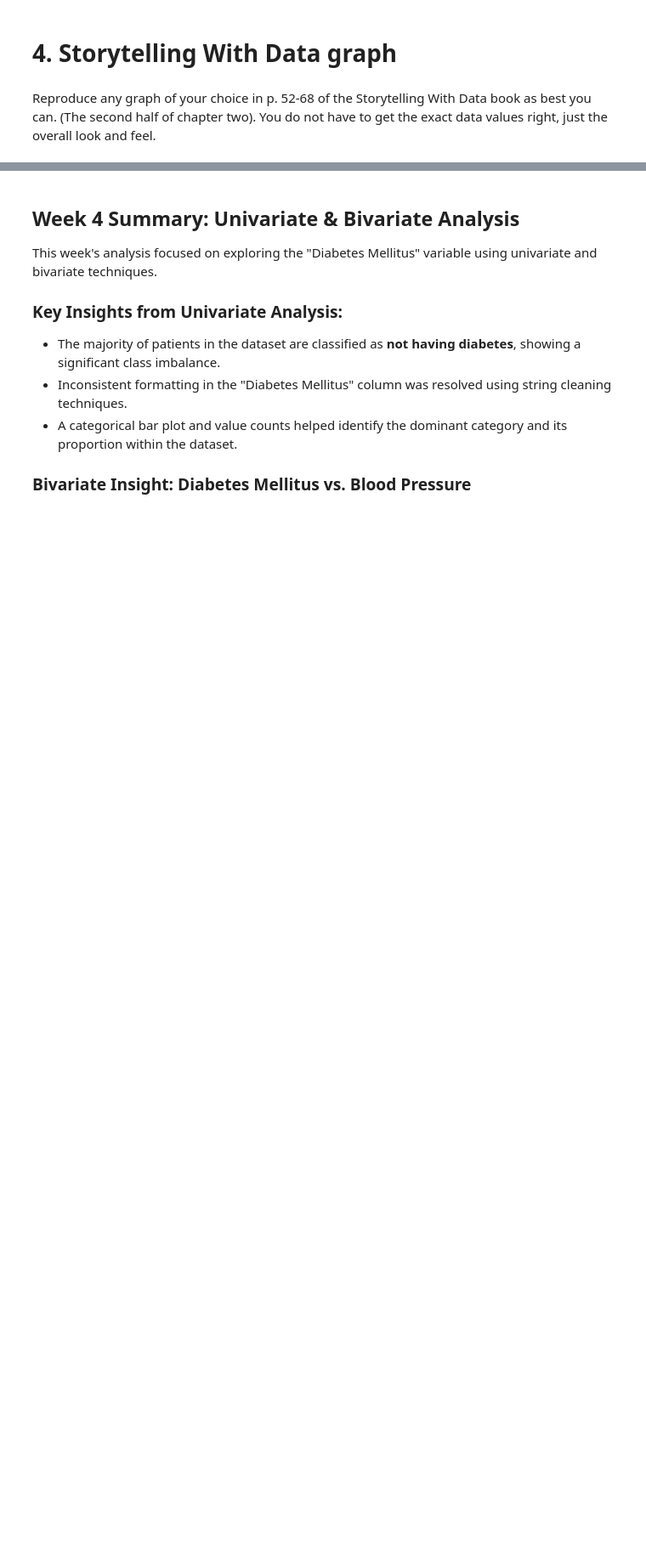
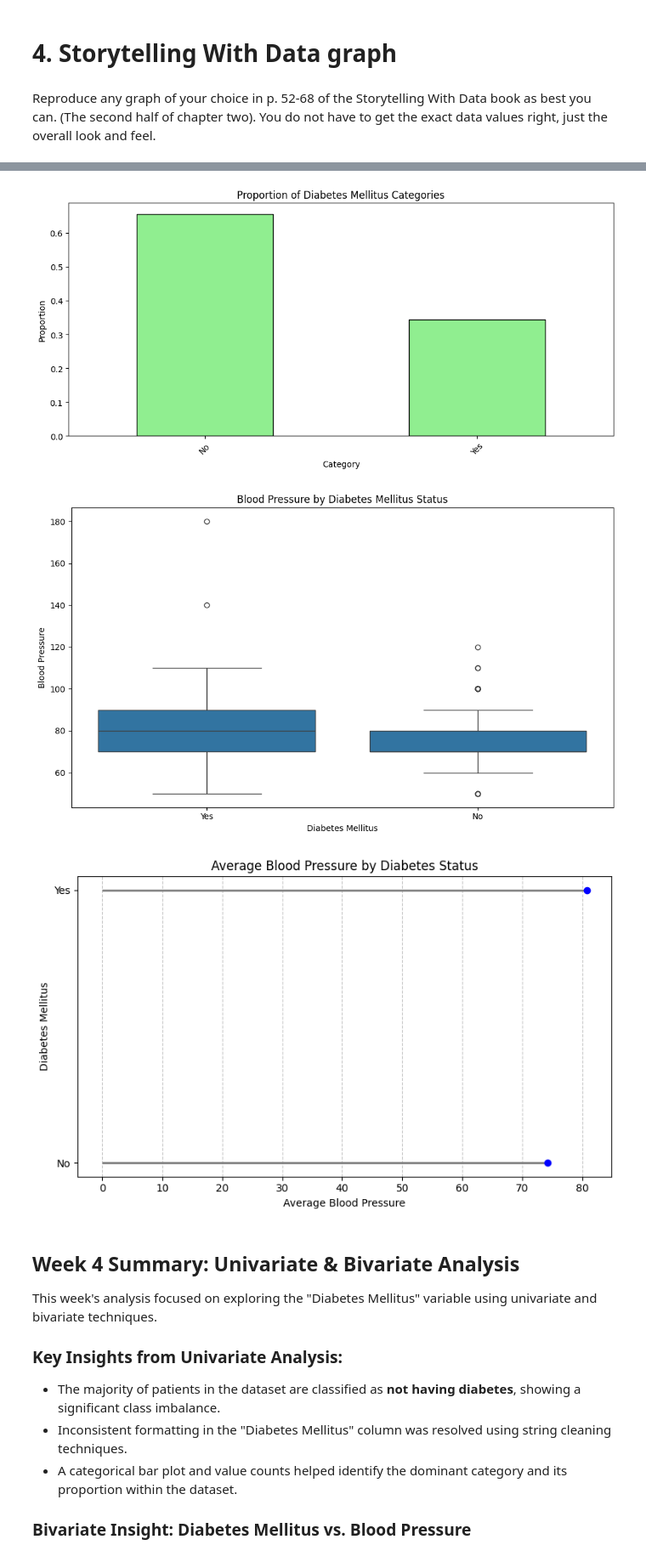
Before and after one commit to jhardis2/AI_Week4, a Jupyter notebook: OMDS-ModB2-Week4-Hardison-James.ipynb, the cells around one changed output, grey strips where cells are left out. Shown at 85% size. Saved outputs shown, nothing was run; the diff lists cells and outputs as text; code cells hidden in the pictures; blank space fills up the shorter version.

```diff
--- a/OMDS-ModB2-Week4-Hardison-James.ipynb
+++ b/OMDS-ModB2-Week4-Hardison-James.ipynb
@@ -132,0 +66,63 @@ memory usage: 78.3+ KB
+# %%
+import pandas as pd
+import matplotlib.pyplot as plt
+import seaborn as sns
+
+# Load dataset
+url = "https://raw.githubusercontent.com/matthew-brett/cfd2020/master/data/ckd_full.csv"
+df = pd.read_csv(url)
+
+# Inspect data
+df.head()
+df.info()
+df.describe()
+df.isnull().sum()
+
+# Clean and standardize categorical values in 'Diabetes Mellitus'
+df['Diabetes Mellitus'] = df['Diabetes Mellitus'].str.strip().str.lower().str.capitalize()
+
+# Plot category counts
+plt.figure(figsize=(10, 5))
+df['Diabetes Mellitus'].value_counts().plot(kind='bar', color='skyblue', edgecolor='black')
+plt.title('Category Counts: Diabetes Mellitus')
+plt.xlabel('Diabetes Mellitus Status')
+plt.ylabel('Count')
+plt.xticks(rotation=45)
+plt.tight_layout()
+plt.show()
+
+# Plot category proportions
+plt.figure(figsize=(10, 5))
+df['Diabetes Mellitus'].value_counts(normalize=True).plot(kind='bar', color='lightgreen', edgecolor='black')
+plt.title('Proportion of Diabetes Mellitus Categories')
+plt.xlabel('Category')
+plt.ylabel('Proportion')
+plt.xticks(rotation=45)
+plt.tight_layout()
+plt.show()
+
+# Boxplot for bivariate analysis with Blood Pressure
+plt.figure(figsize=(10, 6))
+sns.boxplot(x='Diabetes Mellitus', y='Blood Pressure', data=df)
+plt.title('Blood Pressure by Diabetes Mellitus Status')
+plt.xlabel('Diabetes Mellitus')
+plt.ylabel('Blood Pressure')
+plt.tight_layout()
+plt.show()
+
+# Storytelling With Data-style dot plot
+# Reproducing a simplified dot plot from p. 60 of Storytelling With Data
+means = df.groupby('Diabetes Mellitus')['Blood Pressure'].mean().sort_values()
+categories = means.index
+values = means.values
+
+plt.figure(figsize=(8, 5))
+plt.hlines(y=categories, xmin=0, xmax=values, color='gray', linewidth=2)
+plt.plot(values, categories, "o", color='blue')
+plt.title("Average Blood Pressure by Diabetes Status")
+plt.xlabel("Average Blood Pressure")
+plt.ylabel("Diabetes Mellitus")
+plt.grid(axis='x', linestyle='--', alpha=0.7)
+plt.tight_layout()
+plt.show()
+# %% [output]
@@ -133,3 +147,6 @@ memory usage: 78.3+ KB
+[figure, added]
+[figure, added]
+[figure, added]
 # %% [markdown]
 ##  Week 4 Summary: Univariate & Bivariate Analysis
 
```
Also changed, not shown: parts of 3 cells of this notebook.
